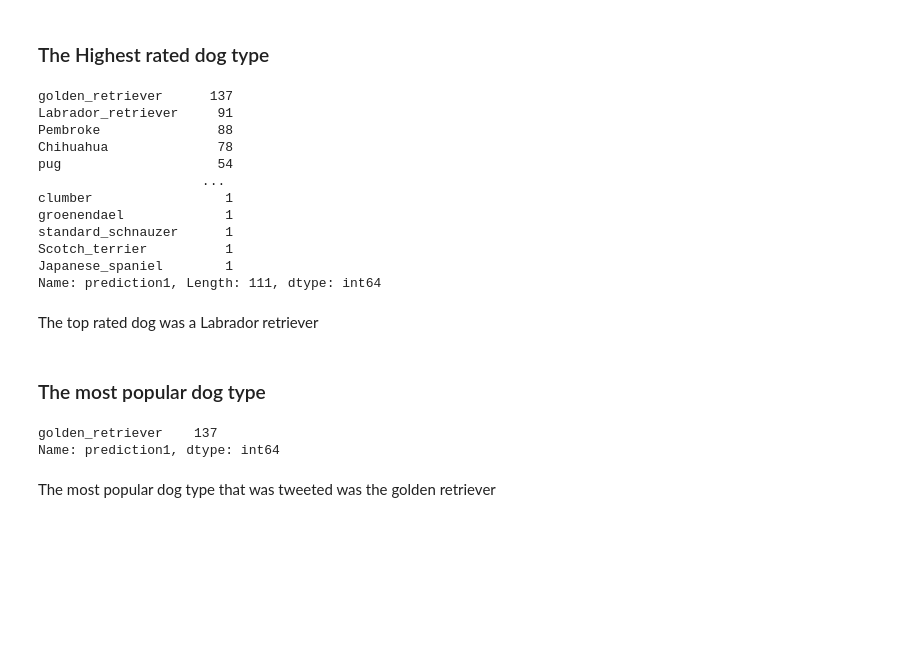
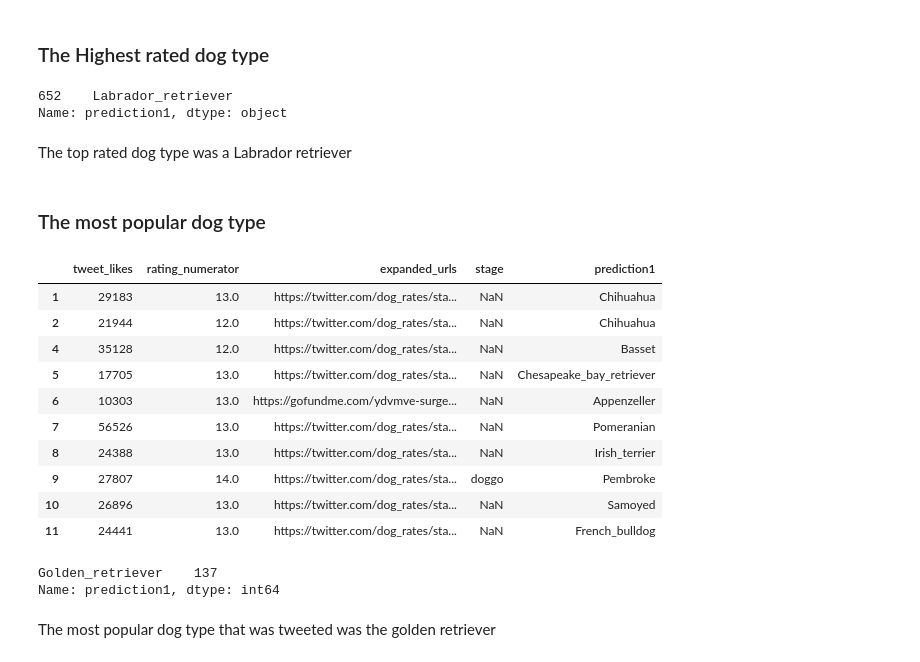
Before and after one commit to Nwokochahannah/WeRateDogs, a Jupyter notebook: wrangle_act.ipynb, the cells around one changed output. Drawn from its saved outputs; the diff is of its cells as text; code cells hidden in the pictures; blank space fills up the shorter version.

```diff
--- a/wrangle_act.ipynb
+++ b/wrangle_act.ipynb
@@ -886,30 +1007,37 @@ The most retweeted tweet was of a Labrador retriever
 ### The Highest rated dog type
 # %%
 sort_rated = rate_dogs_tweet.sort_values("rating_numerator", ascending = False)
-high_rated = sort_rated[sort_rated.predicted_dog1 == True]
-high_rated.prediction1
+high_rated = sort_rated[sort_rated.boolean_dog1 == True]
-# %% [output]
-golden_retriever      137
-Labrador_retriever     91
-Pembroke               88
-Chihuahua              78
-pug                    54
-                     ...
-clumber                 1
-groenendael             1
-standard_schnauzer      1
-Scotch_terrier          1
-Japanese_spaniel        1
-Name: prediction1, Length: 111, dtype: int64
+# %%
+high_rated.head(1).prediction1
+# %% [output]
+652    Labrador_retriever
+Name: prediction1, dtype: object
 # %% [markdown]
-The top rated dog was a Labrador retriever
+The top rated dog type was a Labrador retriever
 # %% [markdown]
 ### The most popular dog type
+# %%
+high_rated = rate_dogs_tweet[rate_dogs_tweet.boolean_dog1 == True][["tweet_likes", "rating_numerator",
+                                                                      "expanded_urls", "stage",
+                                                                     "prediction1"]]
+high_rated.head(10)
+# %% [output]
+|  | tweet_likes | rating_numerator | expanded_urls | stage | prediction1 |
+| 1 | 29183 | 13.0 | https://twitter.com/dog_rates/sta... | NaN | Chihuahua |
+| 2 | 21944 | 12.0 | https://twitter.com/dog_rates/sta... | NaN | Chihuahua |
+| 4 | 35128 | 12.0 | https://twitter.com/dog_rates/sta... | NaN | Basset |
+| 5 | 17705 | 13.0 | https://twitter.com/dog_rates/sta... | NaN | Chesapeake_bay_retriever |
+| 6 | 10303 | 13.0 | https://gofundme.com/ydvmve-surge... | NaN | Appenzeller |
+| 7 | 56526 | 13.0 | https://twitter.com/dog_rates/sta... | NaN | Pomeranian |
+| 8 | 24388 | 13.0 | https://twitter.com/dog_rates/sta... | NaN | Irish_terrier |
+| 9 | 27807 | 14.0 | https://twitter.com/dog_rates/sta... | doggo | Pembroke |
+| 10 | 26896 | 13.0 | https://twitter.com/dog_rates/sta... | NaN | Samoyed |
+| 11 | 24441 | 13.0 | https://twitter.com/dog_rates/sta... | NaN | French_bulldog |
 # %%
-high_rated = rate_dogs_tweet[rate_dogs_tweet.predicted_dog1 == True]
 high_rated.prediction1.value_counts().head(1)
 # %% [output]
-golden_retriever    137
+Golden_retriever    137
 Name: prediction1, dtype: int64
 # %% [markdown]
 The most popular dog type that was tweeted was the golden retriever
```
Also changed, not shown: parts of 83 cells of this notebook, 6 other files.
